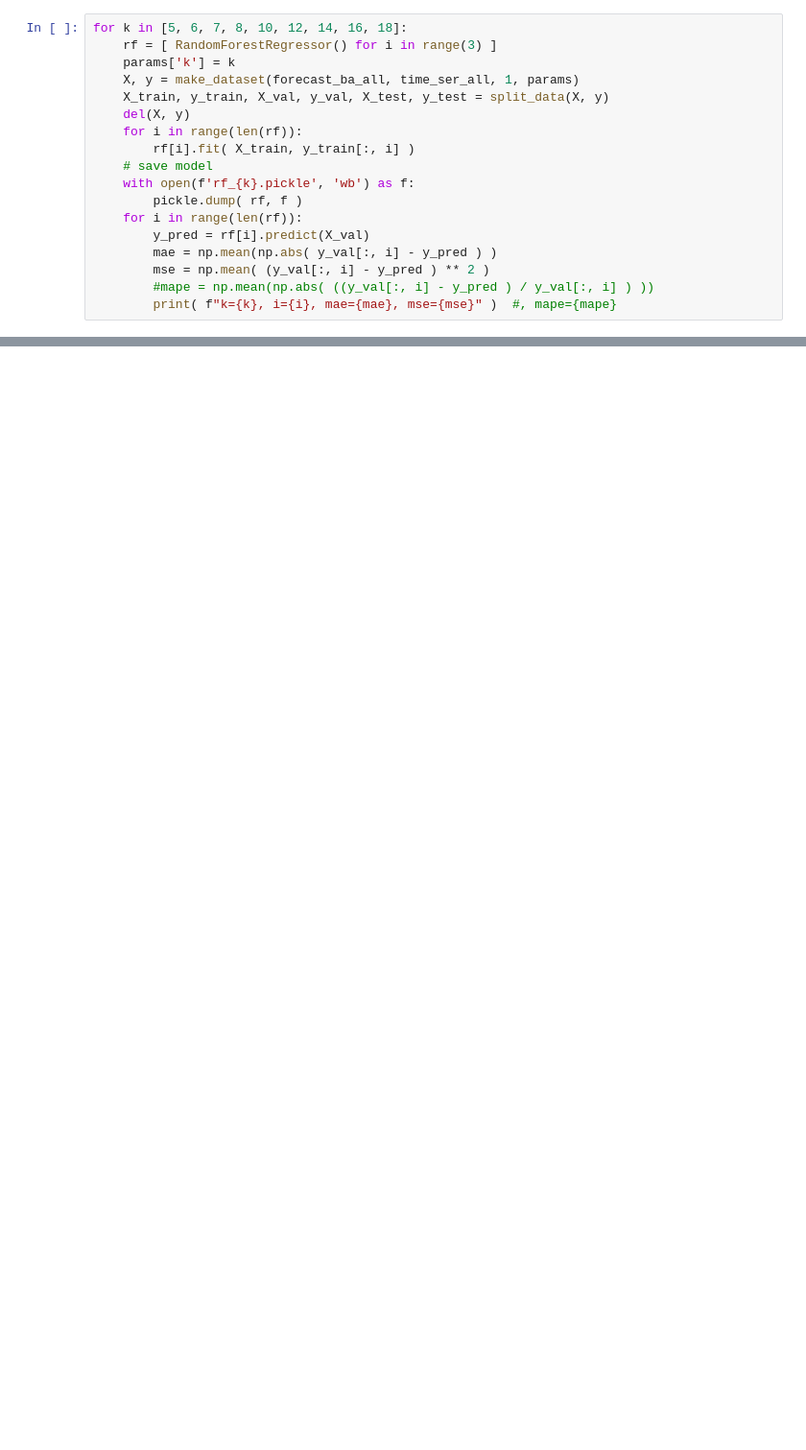
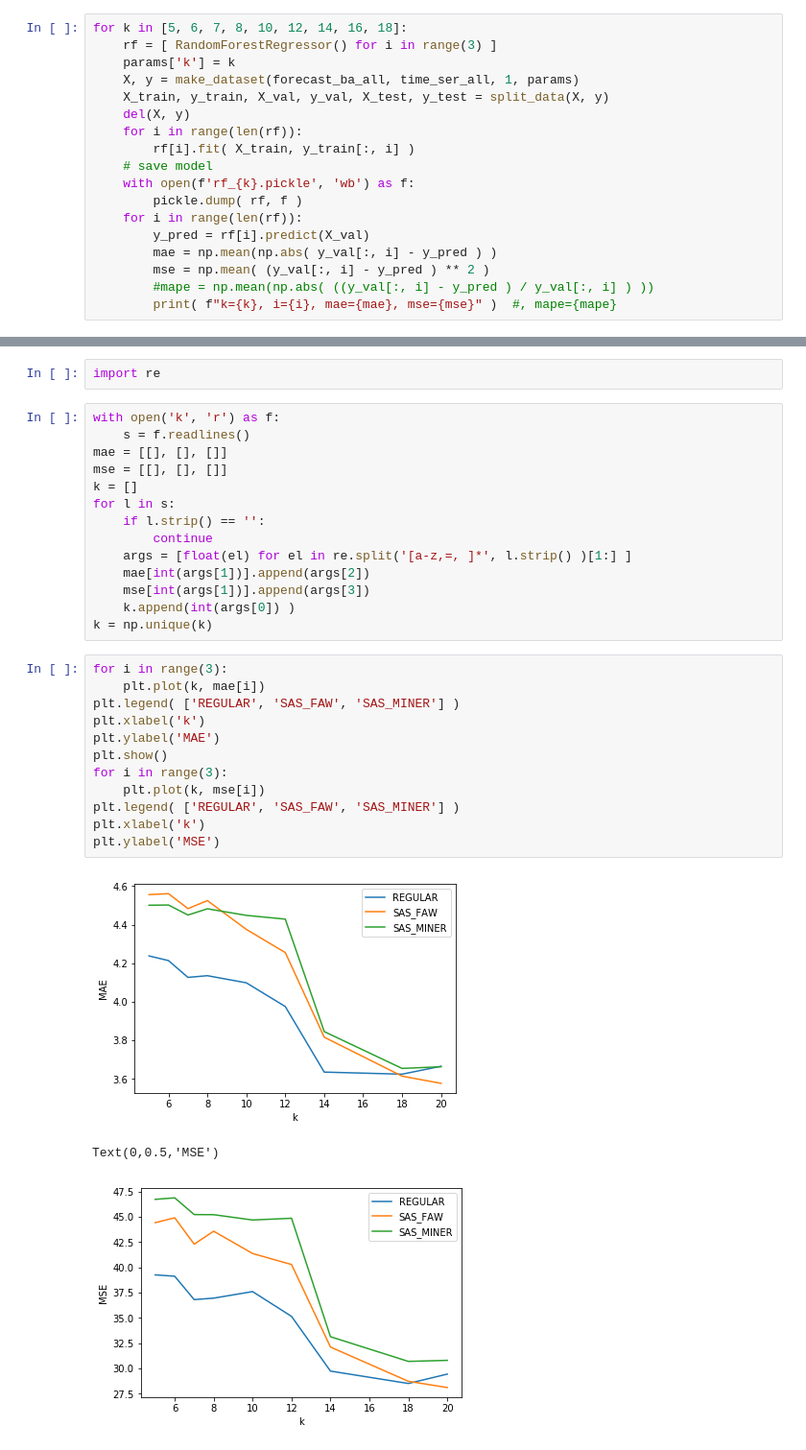
Before and after one commit to aromanenko/AggregatingAlgorithm, a Jupyter notebook: induction/arbitrated_k.ipynb, the cells around one changed output, grey strips where cells are left out. Shown at 96% size. Cells and saved outputs as stored; diff of their text form; blank space fills up the shorter version.

```diff
--- a/induction/arbitrated_k.ipynb
+++ b/induction/arbitrated_k.ipynb
@@ -199,3 +208,35 @@ k=18, i=2, mae=3.6543246206139863, mse=30.692778040400547
 k=20, i=0, mae=3.6656928092503067, mse=29.43379955855255
 k=20, i=1, mae=3.5769457910664926, mse=28.103446339916623
 k=20, i=2, mae=3.6629246186574935, mse=30.79683226304116
+# %%
+import re
+# %%
+with open('k', 'r') as f:
+    s = f.readlines()
+mae = [[], [], []]
+mse = [[], [], []]
+k = []
+for l in s:
+    if l.strip() == '':
+        continue
+    args = [float(el) for el in re.split('[a-z,=, ]*', l.strip() )[1:] ]
+    mae[int(args[1])].append(args[2])
+    mse[int(args[1])].append(args[3])
+    k.append(int(args[0]) )
+k = np.unique(k)
+# %%
+for i in range(3):
+    plt.plot(k, mae[i])
+plt.legend( ['REGULAR', 'SAS_FAW', 'SAS_MINER'] )
+plt.xlabel('k')
+plt.ylabel('MAE')
+plt.show()
+for i in range(3):
+    plt.plot(k, mse[i])
+plt.legend( ['REGULAR', 'SAS_FAW', 'SAS_MINER'] )
+plt.xlabel('k')
+plt.ylabel('MSE')
+# %% [output]
+[figure, added]
+Text(0,0.5,'MSE')
+[figure, added]
```
Also changed, not shown: parts of 26 cells of this notebook.
